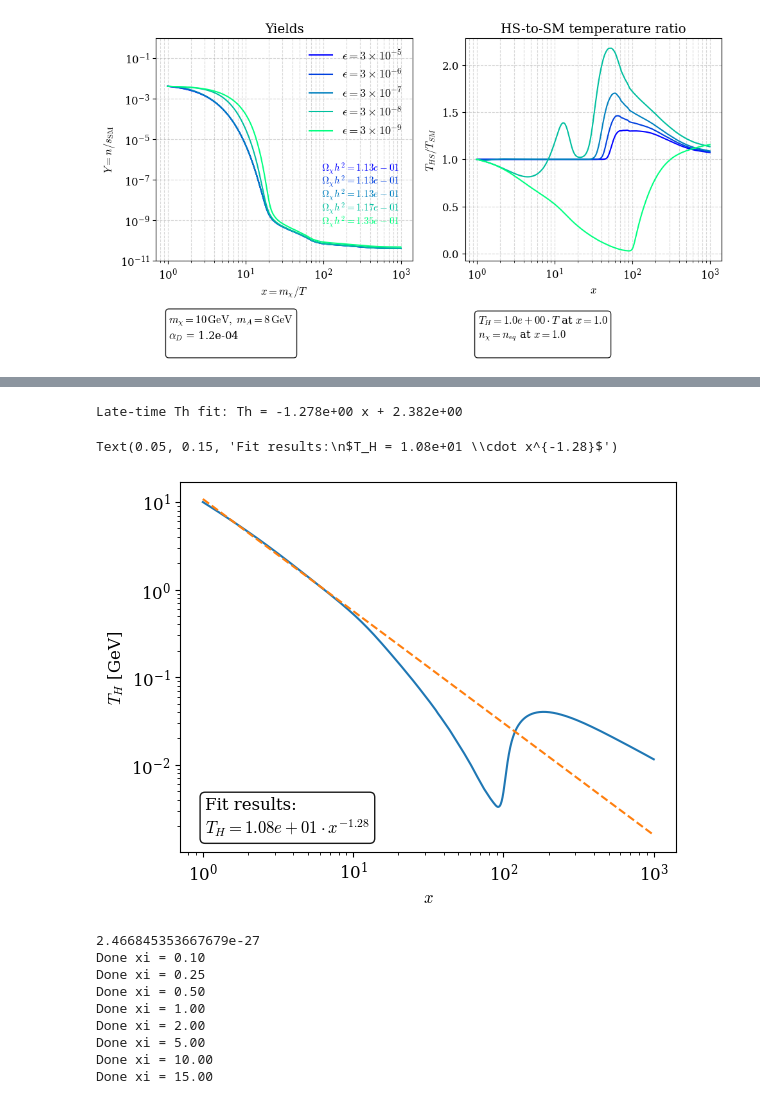
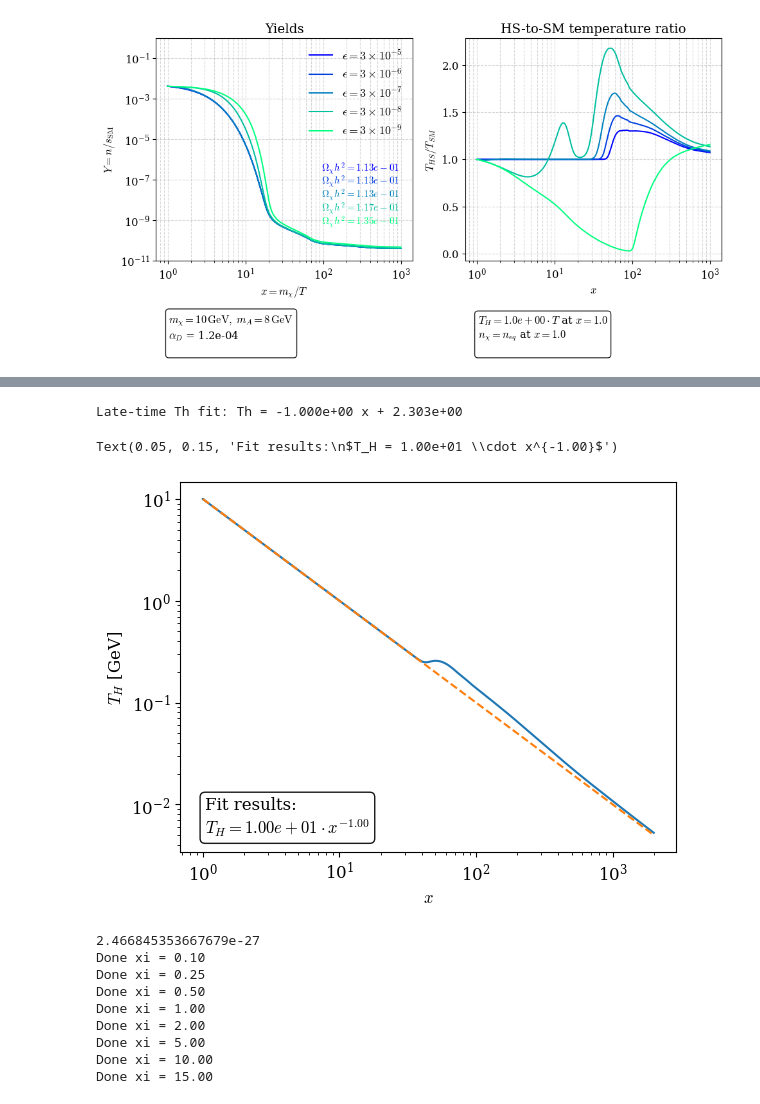
Before and after one commit to charlottemyers/darkphotons, a Jupyter notebook: dark_photon_freezeout_improved.ipynb, the cells around one changed output, grey strips where cells are left out. Drawn from its saved outputs; the diff is of its cells as text; code cells hidden in the pictures.

```diff
--- a/dark_photon_freezeout_improved.ipynb
+++ b/dark_photon_freezeout_improved.ipynb
@@ -469,7 +491,7 @@ def Y(n, T): return n / s_SM(T)
 
 # decrease mass, increase couplings
 alpha = 4.18e-4 #10
-epsilon =  3e-6
+epsilon =  3e-10
 mchi = 10 # 0.3
 mA = 8 # 0.3*0.7
 
@@ -803,10 +825,10 @@ def make_params(mchi, mA, alphaD, eps, gchi = 2, gA = 3, E_avg = False):
            }
 
 
-paramsA = make_params(mchi, 1, alpha, epsilon, gchi, E_avg = True)
-paramsB = make_params(mchi, 2, alpha, epsilon, gchi, gA, E_avg = True)
-paramsC = make_params(mchi, 4, alpha, epsilon, gchi, gA, E_avg = True)
-paramsD = make_params(mchi, 8, alpha, epsilon, gchi, gA, E_avg = True)
+paramsA = make_params(mchi, 1, alpha, epsilon, gchi, E_avg = False)
+paramsB = make_params(mchi, 2, alpha, epsilon, gchi, gA, E_avg =False)
+paramsC = make_params(mchi, 4, alpha, epsilon, gchi, gA, E_avg = False)
+paramsD = make_params(mchi, 8, alpha, epsilon, gchi, gA, E_avg = False)
 
 # paramsA = make_params(mchi, 1, alpha*4, epsilon, gchi, gA, E_avg = True)
 # paramsB = make_params(mchi, 2, alpha*4*np.sqrt(2), epsilon, gchi, gA, E_avg = True)
@@ -1063,17 +1136,18 @@ nA_i  = neq(mA,  gA,  Th_i)
 y0 = np.array([nchi_i, nA_i, Th_i])
 xs  = np.geomspace(x_i, x_f, 1000)
 
-resultsAe = evolve(paramsAe, x_i, x_f, y0, xs, log_space = True)
-resultsBe = evolve(paramsBe, x_i, x_f, y0, xs, log_space = True)
-resultsCe = evolve(paramsCe, x_i, x_f, y0, xs, log_space = True)
-resultsDe = evolve(paramsDe, x_i, x_f, y0, xs, log_space = True)
-resultsEe = evolve(paramsEe, x_i, x_f, y0, xs, log_space = True)
+#print(nchi_i)
+# resultsAe = evolve(paramsAe, x_i, x_f, y0, xs, log_space = True)
+# resultsBe = evolve(paramsBe, x_i, x_f, y0, xs, log_space = True)
+# resultsCe = evolve(paramsCe, x_i, x_f, y0, xs, log_space = True)
+# resultsDe = evolve(paramsDe, x_i, x_f, y0, xs, log_space = True)
+# resultsEe = evolve(paramsEe, x_i, x_f, y0, xs, log_space = True)
 
-print("DONE")
+# print("DONE")
 
-omegah2Ae = get_relic_abundance(Y(np.exp(resultsAe["sol"][0,-1]), mchi), mchi)
-omegah2Be = get_relic_abundance(Y(np.exp(resultsBe["sol"][0,-1]), mchi), mchi)
-omegah2Ce = get_relic_abundance(Y(np.exp(resultsCe["sol"][0,-1]), mchi), mchi)
-omegah2De = get_relic_abundance(Y(np.exp(resultsDe["sol"][0,-1]), mchi), mchi)
-omegah2Ee = get_relic_abundance(Y(np.exp(resultsEe["sol"][0,-1]), mchi), mchi)
+# omegah2Ae = get_relic_abundance(Y(np.exp(resultsAe["sol"][0,-1]), mchi), mchi)
+# omegah2Be = get_relic_abundance(Y(np.exp(resultsBe["sol"][0,-1]), mchi), mchi)
+# omegah2Ce = get_relic_abundance(Y(np.exp(resultsCe["sol"][0,-1]), mchi), mchi)
+# omegah2De = get_relic_abundance(Y(np.exp(resultsDe["sol"][0,-1]), mchi), mchi)
+# omegah2Ee = get_relic_abundance(Y(np.exp(resultsEe["sol"][0,-1]), mchi), mchi)
 # %% [output]
@@ -1214,34 +1362,34 @@ plt.show()
 # %%
 # fit late-time temperature evolution for D
 
 from scipy.stats import linregress
-mask = xs < 10.0
+mask = xs < 20.0
 slope, intercept, r_value, p_value, std_err = linregress(np.log(xs[mask]), np.log(Th[mask]))
 print("Late-time Th fit: Th = %.3e x + %.3e" % (slope, intercept))
 # plot
 fig, ax = plt.subplots()
 ax.loglog(xs, Th, label=r'$T_H$ from evolve')
 ax.loglog(xs, np.exp(intercept) * xs**slope, '--', label=r'Linear regression for x > 100: $T_H = \propto x^{%.2f}$' % (slope))
 
 # annotate results
 ax.set_xlabel(r'$x$')
 ax.set_ylabel(r'$T_H$ [GeV]')
 # annotate fit results
 fit_text = (
     r"Fit results:" "\n"
     r"$T_H = %.2e \cdot x^{%.2f}$"
 ) % (np.exp(intercept), slope)
 
 ax.text(
     0.05, 0.15, fit_text,
     transform=ax.transAxes, va='top', ha='left',
     bbox=dict(boxstyle='round', facecolor='white', alpha=0.9),
     clip_on=False
 )
 # %% [output]
-Late-time Th fit: Th = -1.278e+00 x + 2.382e+00
+Late-time Th fit: Th = -1.000e+00 x + 2.303e+00
-Text(0.05, 0.15, 'Fit results:\n$T_H = 1.08e+01 \\cdot x^{-1.28}$')
+Text(0.05, 0.15, 'Fit results:\n$T_H = 1.00e+01 \\cdot x^{-1.00}$')
-[figure, old version]
+[figure, new version]
 # %%
 # we want to check the sensitivity now to x_i
 # scan over xi in [0.01, 0.1, 0.5, 1.0]
```
Also changed, not shown: parts of 16 cells of this notebook, 2 other files.
